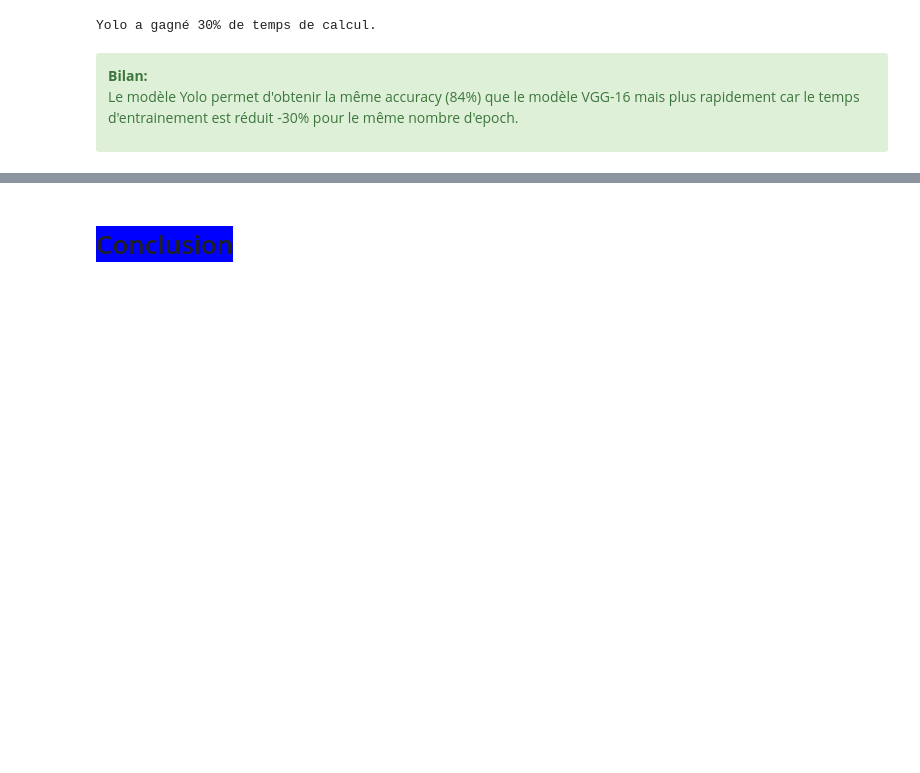
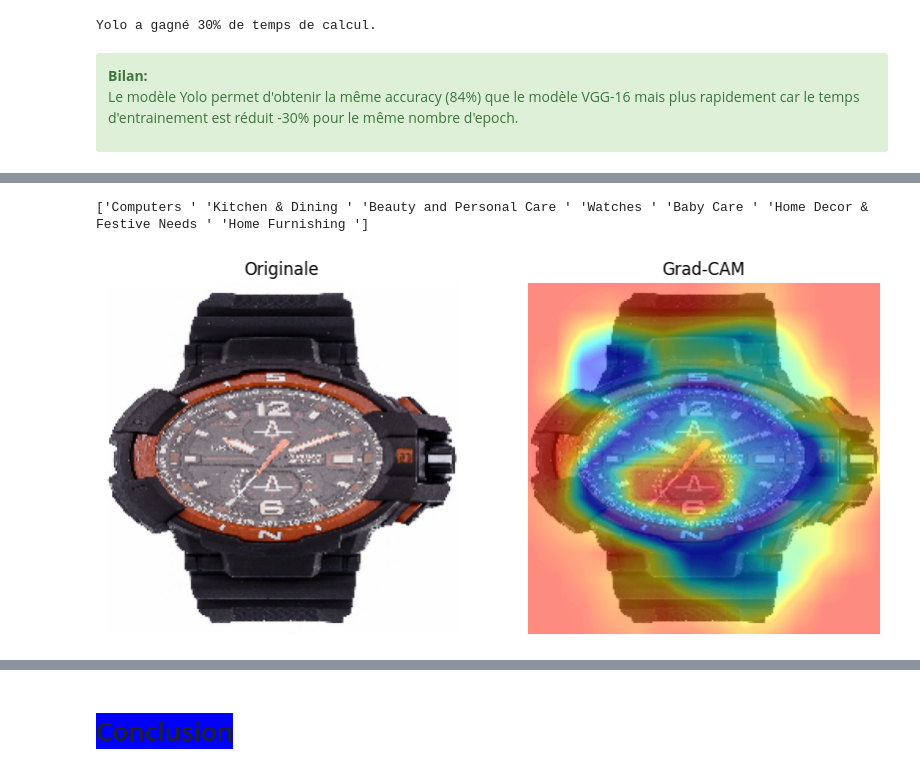
Before and after one commit to pierrickBERTHE/PB8-Dashboard_et_POC, a Jupyter notebook: berthe_pierrick_2_notebook_veille_042024.ipynb, the cells around one changed output, grey strips where cells are left out. Drawn from its saved outputs; the diff is of its cells as text; code cells hidden in the pictures; blank space fills up the shorter version.

Commit message:
feature importance OK mais NB pas cleaned

```diff
--- a/berthe_pierrick_2_notebook_veille_042024.ipynb
+++ b/berthe_pierrick_2_notebook_veille_042024.ipynb
@@ -466,0 +489,15 @@ def plot_results_yolo(history_model_yolo):
+# %%
+def model_modifier(mdl):
+    """
+    Modifie la fonction d'activation de la dernière couche d'un modèle en
+    linéaire.
+
+    Args:
+        mdl (tf.keras.Model): Le modèle à modifier.
+
+    Returns:
+        tf.keras.Model: Le modèle avec la fonction d'activation de la dernière
+        couche modifiée en linéaire.
+    """
+    mdl.layers[-1].activation = tf.keras.activations.linear
+    return mdl
@@ -575,7 +635,7 @@ if os.path.exists('./modele_ML/history_model_yolo.pickle'):
     is_modele_yolo_calculed = True
 
     # Modele
-    model_yolo_trained = YOLO('runs/classify/train/weights/best.pt')
+    model_yolo = YOLO('runs/classify/train/weights/best.pt')
 
     # History
     with open("./modele_ML/history_model_yolo.pickle", 'rb') as f:
@@ -1318,0 +1296,39 @@ Name: image, dtype: object
+# %%
+print(categories)
+# %% [output]
+['Computers ' 'Kitchen & Dining ' 'Beauty and Personal Care ' 'Watches ' 'Baby Care ' 'Home Decor & Festive Needs ' 'Home Furnishing ']
+# %%
+# Chemind'une image choisi au hasard dans le jeu de test
+img_path = data_cleaned[4:5]['image']
+
+# Charger l'image
+img = load_img(img_path.values[0], target_size=(224, 224))
+
+# Transformation en array et conversion en BGR
+img_array = cv2.cvtColor(np.array(img), cv2.COLOR_RGB2BGR)
+
+# Application du preprocessing VGG16
+X = preprocess_input(img_to_array(img))
+
+# Instanciation de Gradcam avec le modèle VGG16
+gradcam = Gradcam(model_vgg16, model_modifier=model_modifier, clone=False)
+
+# Génération de la carte d'activation de classe (dernière couche avant softmax)
+cam = gradcam(loss, X, penultimate_layer=-1)
+
+# Normalisation de Gradcam (de 0 à 1)
+cam = normalize(cam)
+
+# Création de la Heatmap à partir de l'image
+heatmapImg = np.uint8(cm.jet(cam[0])[..., :3] * 255)
+heatmapImg = cv2.applyColorMap(heatmapImg, cv2.COLORMAP_JET)
+
+# Superposition de l'image et de la heatmap avec facteur alpha (transparence)
+alpha = 0.5
+overlay = heatmapImg.copy()
+result = cv2.addWeighted(img_array, alpha, heatmapImg, 1 - alpha, 0)
+
+# Affichage de l'image originale et de la Gradcam
+afficher_images(img_array, result)
+# %% [output]
+[figure, added]
```
Also changed, not shown: parts of 23 cells of this notebook, 1 other file.
